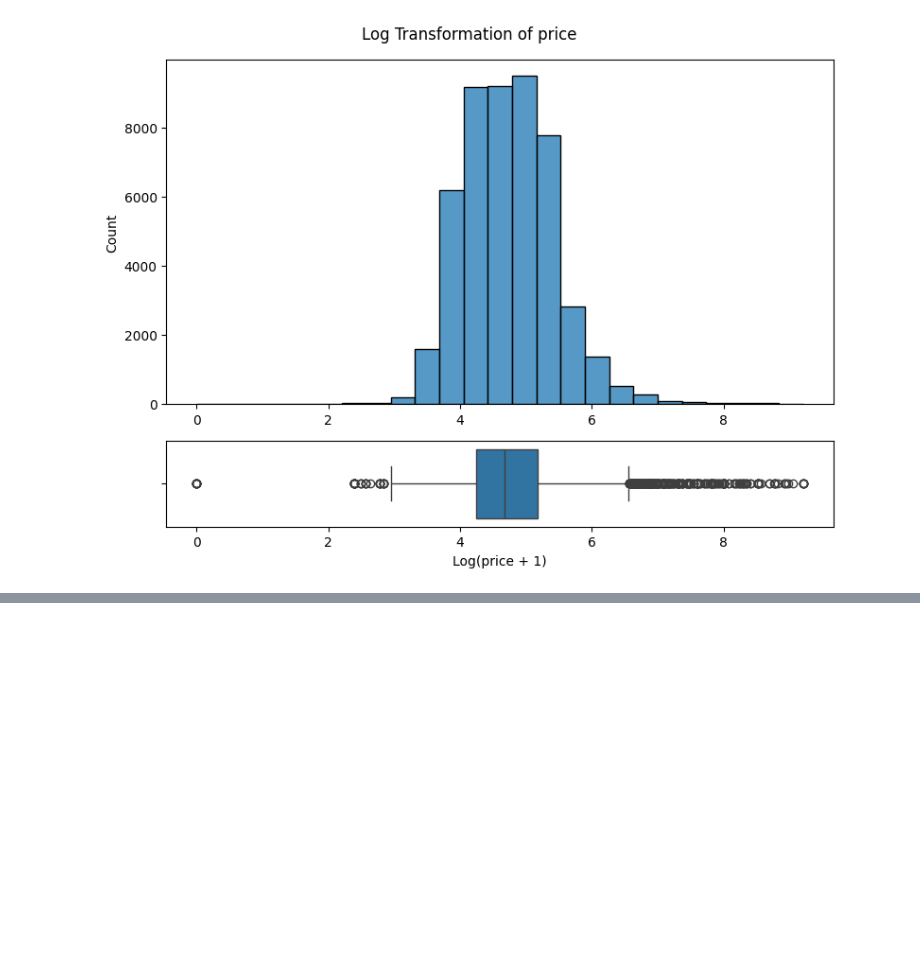
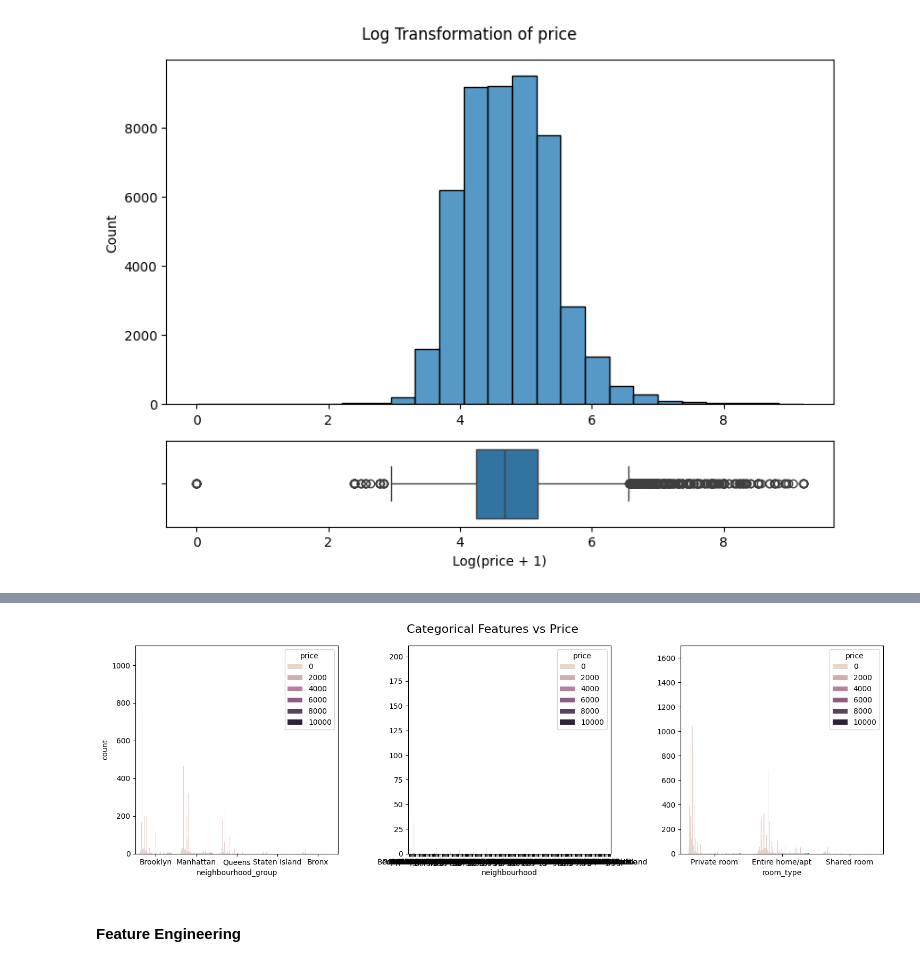
Before and after one commit to 4GeeksAcademy/aaronmatthews4-eda, a Jupyter notebook: src/explore.ipynb, the cells around one changed output, grey strips where cells are left out. Cells and saved outputs as stored; diff of their text form; code cells hidden in the pictures; blank space fills up the shorter version.

```diff
--- a/src/explore.ipynb
+++ b/src/explore.ipynb
@@ -291,0 +335,18 @@ plt.show()
+# %%
+import seaborn as sns
+import matplotlib.pyplot as plt
+
+fig, axis = plt.subplots(1,3, figsize = (15, 5))
+
+sns.countplot(ax = axis[0], data = df, x = "neighbourhood_group", hue = "price")
+sns.countplot(ax = axis[1], data = df, x = "neighbourhood", hue = "price").set(ylabel = None)
+sns.countplot(ax = axis[2], data = df, x = "room_type", hue = "price").set(ylabel = None)
+
+fig.suptitle("Categorical Features vs Price", fontsize=16)
+plt.tight_layout()
+
+plt.show()
+# %% [output]
+[figure, added]
+# %% [markdown]
+#### Feature Engineering
```
Also changed, not shown: parts of 22 cells of this notebook.
